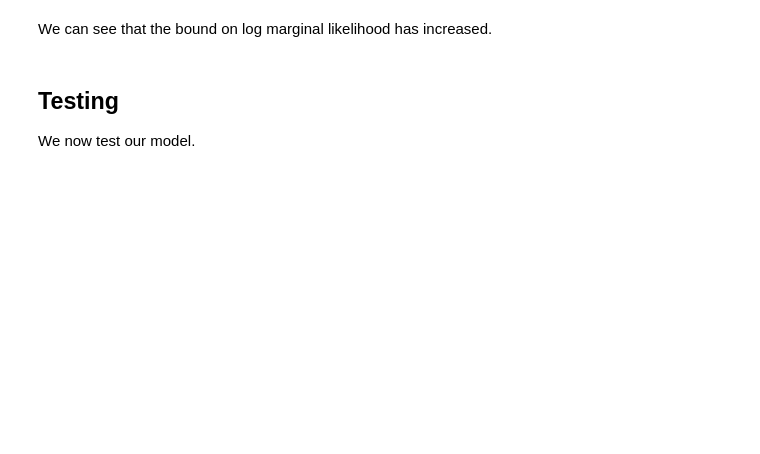
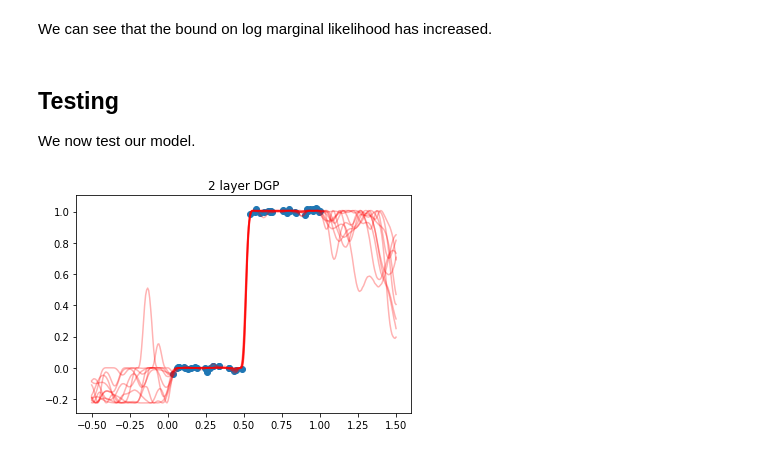
Before and after one commit to aboustati/dgplib, a Jupyter notebook: doc/notebooks/simple_example.ipynb, the cells around one changed output. Cells and saved outputs as stored; diff of their text form; code cells hidden in the pictures; blank space fills up the shorter version.

```diff
--- a/doc/notebooks/simple_example.ipynb
+++ b/doc/notebooks/simple_example.ipynb
@@ -110,5 +110,14 @@ We can see that the bound on log marginal likelihood has increased.
 # %% [markdown]
 ## Testing
 We now test our model.
+# %%
+samples, mu, sigma = model.predict_all_layers_full_cov(Xs, 10)
+plt.plot(Xs, mu[-1][:, :, 0].T, color='r', alpha=0.3)
+
+plt.title('2 layer DGP')
+plt.scatter(X, Y)
+plt.show()
+# %% [output]
+[figure, added]
 # %%
 for _ in range(10):
```
Also changed, not shown: parts of 5 cells of this notebook.
